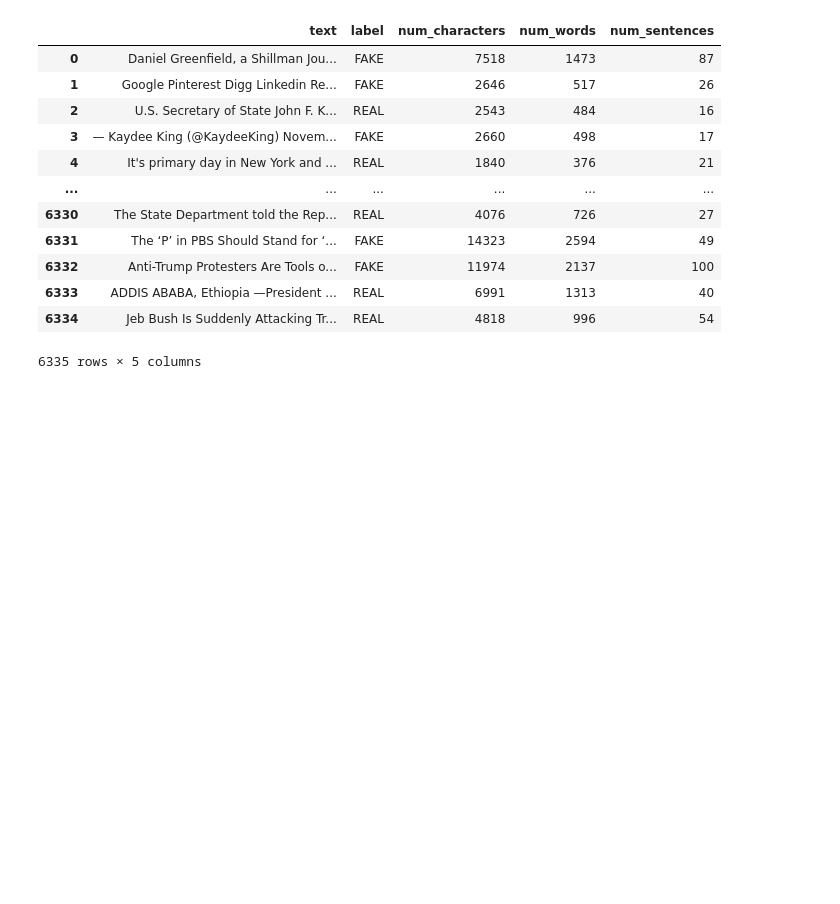
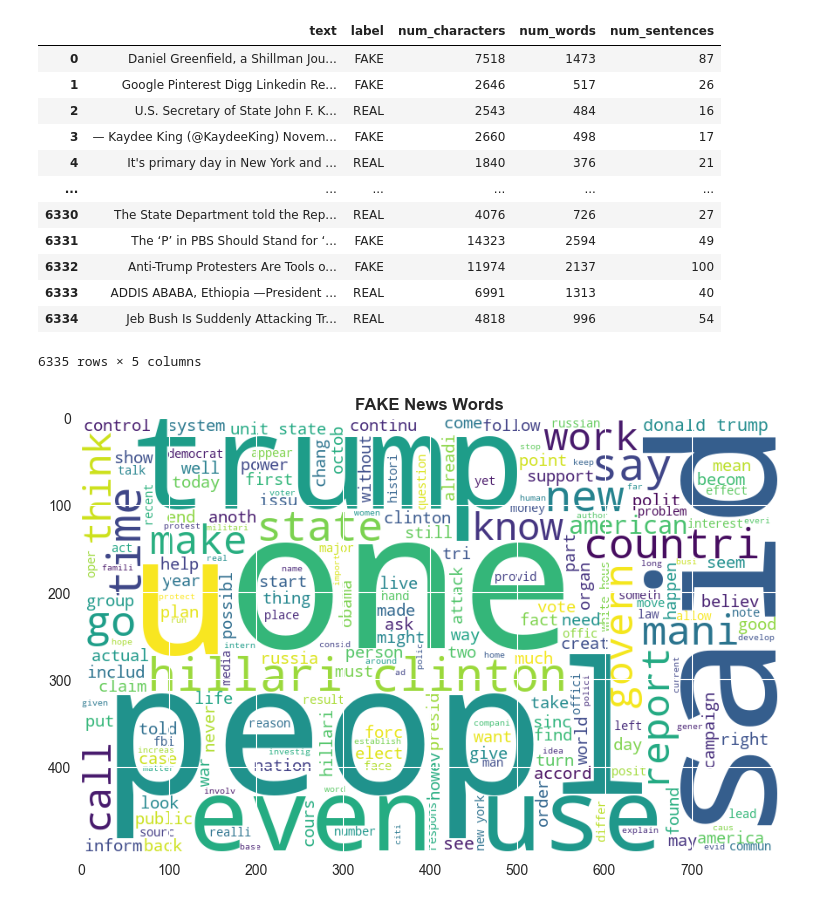
Before and after one commit to Samar-Chhetri/Fake_News_Detection_ML_Project, a Jupyter notebook: model/Model_Fake_News_Detection.ipynb, the cells around one changed output. Cells and saved outputs as stored; diff of their text form; code cells hidden in the pictures; blank space fills up the shorter version.

```diff
--- a/model/Model_Fake_News_Detection.ipynb
+++ b/model/Model_Fake_News_Detection.ipynb
@@ -244,3 +245,18 @@ news_data
 | 6333 | ADDIS ABABA, Ethiopia —President ... | REAL | 6991 | 1313 | 40 |
 | 6334 | Jeb Bush Is Suddenly Attacking Tr... | REAL | 4818 | 996 | 54 |
 6335 rows × 5 columns
+# %%
+# Apply preprocessing function
+news_data['transformed_text'] = news_data['text'].apply(transform_text)
+# %%
+# WordCloud
+wc = WordCloud(width=800, height=500, min_font_size=10, background_color='white')
+# %%
+fake_wordcloud = wc.generate(news_data[news_data['label']=='FAKE']['transformed_text'].str.cat(sep=""))
+
+plt.figure(figsize=(9,7))
+plt.imshow(fake_wordcloud)
+plt.title("FAKE News Words", fontweight='bold')
+plt.show()
+# %% [output]
+[figure, added]
```
Also changed, not shown: parts of 20 cells of this notebook.
